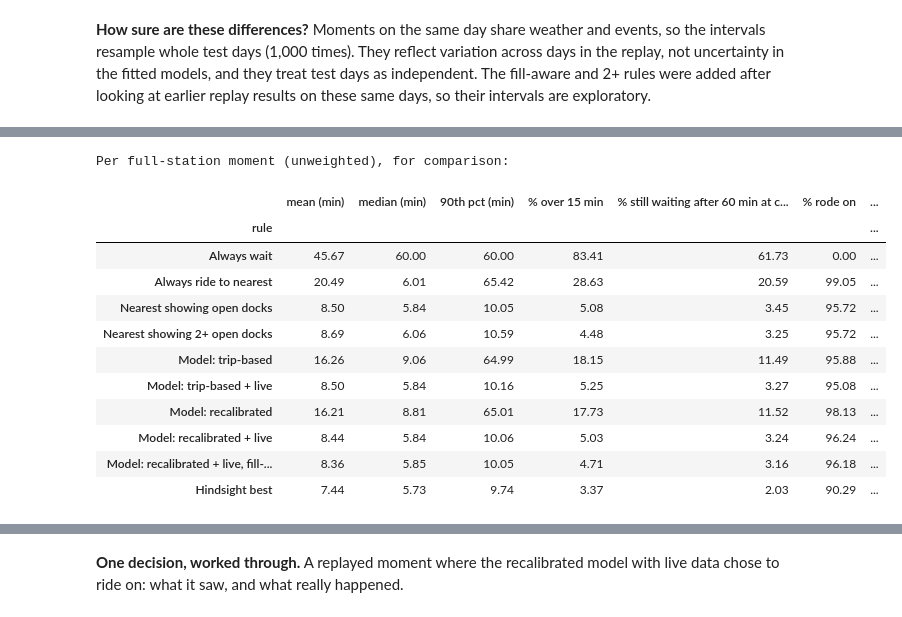
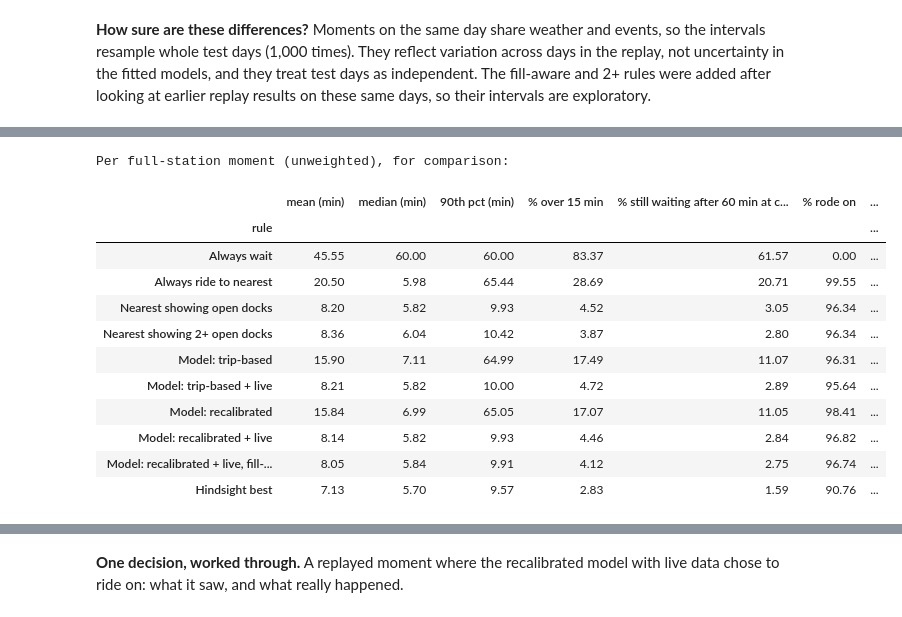
Before and after one commit to mzhou3299/citibike-demand-analysis-2024, a Jupyter notebook: Decision_model.ipynb, the cells around one changed output, grey strips where cells are left out. Cells and saved outputs as stored; diff of their text form; code cells hidden in the pictures.

```diff
--- a/Decision_model.ipynb
+++ b/Decision_model.ipynb
@@ -404,8 +407,20 @@ From here on, the model works on plain arrays:
 
 Times are measured as **minutes since 2024-01-01 00:00 New York time** throughout.
 # %%
-# Departures per station per 30-minute slot, for every slot of 2024 (slots with no rides = 0)
-departures = df_exits_final[df_exits_final.index.year == 2024].reindex(dates, fill_value=0)
+# Keep stations inside NYC's NTA boundaries, using the same geographic definition as Part 1.
+# New Jersey stations have only cross-river trips in these files, so their rates are incomplete.
+nyc_boundary = gpd.read_file("Neighborhood_NTA.geojson").to_crs("EPSG:4326")[["geometry"]]
+station_points = gpd.GeoDataFrame(
+    station_coords.copy(),
+    geometry=gpd.points_from_xy(station_coords.lon, station_coords.lat),
+    crs="EPSG:4326",
+)
+nyc_names = gpd.sjoin(station_points, nyc_boundary, how="inner", predicate="intersects").index.unique()
+model_stations = df_exits_final.columns[df_exits_final.columns.isin(nyc_names)]
+print(f"{len(model_stations):,} NYC stations retained; {df_exits_final.shape[1] - len(model_stations):,} outside NYC excluded")
+
+# Departures per NYC station per 30-minute slot (slots with no rides = 0).
+departures = df_exits_final.loc[df_exits_final.index.year == 2024, model_stations].reindex(dates, fill_value=0)
 
 stations = departures.columns.to_numpy()                  # station names; a station's position here is its index everywhere below
 station_idx = {name: i for i, name in enumerate(stations)}
@@ -430,5 +445,5 @@ profile_key = is_offday.astype(int) * 48 + slot_of_day
 
 print(f"{n_stations:,} stations x {n_slots:,} half-hour slots")
 print(f"train slots: {is_train.sum():,}   test slots: {is_test.sum():,}")
-print(f"departures in train: {Y[is_train].sum():,.0f}   in test: {Y[is_test].sum():,.0f}")
+print(f"departures in train: {Y[is_train].sum(dtype=np.float64):,.0f}   in test: {Y[is_test].sum(dtype=np.float64):,.0f}")
 # %% [output]
@@ -442,6 +458,8 @@ departures in train: 30,845,536   in test: 13,327,479
 YEAR_START = pd.Timestamp("2024-01-01")
 KEY_SCALE = 1_000_000
 
+# Keep the same NYC station population as the rate model.
+departure_times = departure_times[departure_times.isin(stations)]
 dep_station = pd.Categorical(departure_times.to_numpy(), categories=stations).codes.astype(np.int64)
 assert (dep_station >= 0).all(), "every departure should belong to a known station"
 dep_min = ((departure_times.index - YEAR_START) / pd.Timedelta(minutes=1)).to_numpy()
@@ -1501,11 +1550,11 @@ def summarize(replay, weights):
             "% rode on": 100 * np.average(replay["moved: " + policy].to_numpy(), weights=w),
             "mean minutes lost vs hindsight": np.average(total - best, weights=w),
         })
-    return pd.DataFrame(rows).set_index("rule").round(2)
+    return pd.DataFrame(rows).set_index("rule")
 
 
 decision_summary = summarize(replay, replay.rider_weight)                  # main result: per rider
 decision_summary_by_moment = summarize(replay, np.ones(len(replay)))       # every full-station moment counts the same
 print(f"Per rider: total minutes = ride + wait at the chosen station (capped at {MAX_WAIT_MIN}) + walk back")
-decision_summary
+decision_summary.round(2)
 # %% [output]
@@ -1628,20 +1677,20 @@ Mean minutes per rider, first rule minus second (negative = first is faster); in
 # %%
 print("Per full-station moment (unweighted), for comparison:")
-decision_summary_by_moment
+decision_summary_by_moment.round(2)
 # %% [output]
 Per full-station moment (unweighted), for comparison:
 |  | mean (min) | median (min) | 90th pct (min) | % over 15 min | % still waiting after 60 min at c... | % rode on | ... |
 | rule |  |  |  |  |  |  | ... |
-| Always wait | 45.67 | 60.00 | 60.00 | 83.41 | 61.73 | 0.00 | ... |
-| Always ride to nearest | 20.49 | 6.01 | 65.42 | 28.63 | 20.59 | 99.05 | ... |
-| Nearest showing open docks | 8.50 | 5.84 | 10.05 | 5.08 | 3.45 | 95.72 | ... |
-| Nearest showing 2+ open docks | 8.69 | 6.06 | 10.59 | 4.48 | 3.25 | 95.72 | ... |
-| Model: trip-based | 16.26 | 9.06 | 64.99 | 18.15 | 11.49 | 95.88 | ... |
-| Model: trip-based + live | 8.50 | 5.84 | 10.16 | 5.25 | 3.27 | 95.08 | ... |
-| Model: recalibrated | 16.21 | 8.81 | 65.01 | 17.73 | 11.52 | 98.13 | ... |
-| Model: recalibrated + live | 8.44 | 5.84 | 10.06 | 5.03 | 3.24 | 96.24 | ... |
-| Model: recalibrated + live, fill-... | 8.36 | 5.85 | 10.05 | 4.71 | 3.16 | 96.18 | ... |
-| Hindsight best | 7.44 | 5.73 | 9.74 | 3.37 | 2.03 | 90.29 | ... |
+| Always wait | 45.55 | 60.00 | 60.00 | 83.37 | 61.57 | 0.00 | ... |
+| Always ride to nearest | 20.50 | 5.98 | 65.44 | 28.69 | 20.71 | 99.55 | ... |
+| Nearest showing open docks | 8.20 | 5.82 | 9.93 | 4.52 | 3.05 | 96.34 | ... |
+| Nearest showing 2+ open docks | 8.36 | 6.04 | 10.42 | 3.87 | 2.80 | 96.34 | ... |
+| Model: trip-based | 15.90 | 7.11 | 64.99 | 17.49 | 11.07 | 96.31 | ... |
+| Model: trip-based + live | 8.21 | 5.82 | 10.00 | 4.72 | 2.89 | 95.64 | ... |
+| Model: recalibrated | 15.84 | 6.99 | 65.05 | 17.07 | 11.05 | 98.41 | ... |
+| Model: recalibrated + live | 8.14 | 5.82 | 9.93 | 4.46 | 2.84 | 96.82 | ... |
+| Model: recalibrated + live, fill-... | 8.05 | 5.84 | 9.91 | 4.12 | 2.75 | 96.74 | ... |
+| Hindsight best | 7.13 | 5.70 | 9.57 | 2.83 | 1.59 | 90.76 | ... |
 # %%
 fig, axes = plt.subplots(1, 2, figsize=(13, 5.4), sharey=True)
 order = decision_summary.index[::-1]
```
Also changed, not shown: parts of 32 cells of this notebook, 3 other files.
